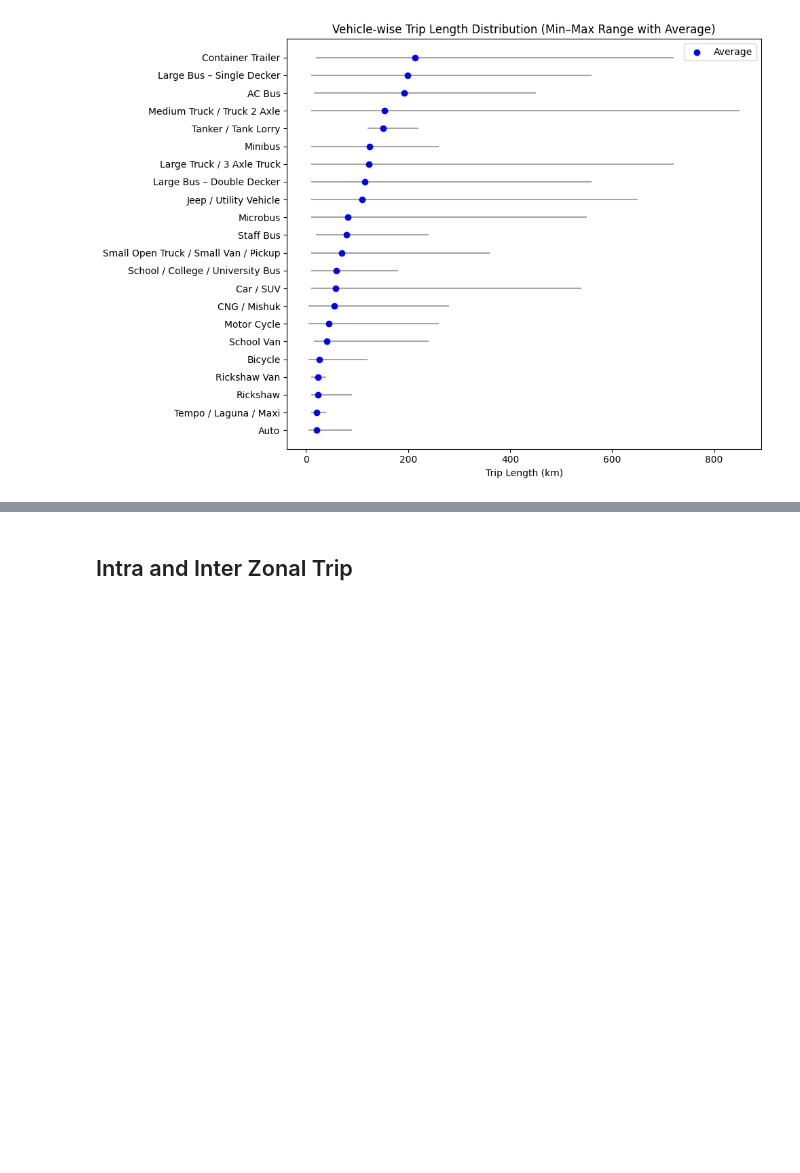
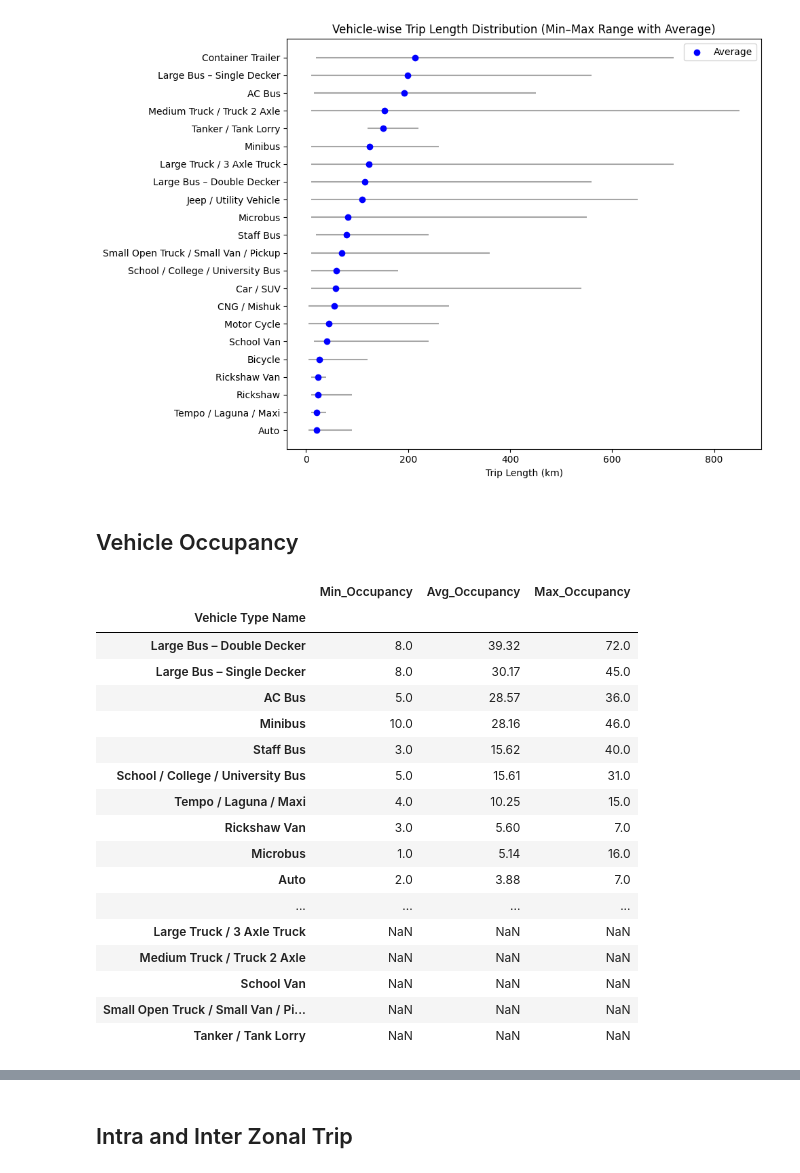
Before and after one commit to Ausaf99/Road-Project_Traffic-Survey-Data-Analysis, a Jupyter notebook: rsi-data-analysis.ipynb, the cells around one changed output, grey strips where cells are left out. Cells and saved outputs as stored; diff of their text form; code cells hidden in the pictures; blank space fills up the shorter version.

```diff
--- a/rsi-data-analysis.ipynb
+++ b/rsi-data-analysis.ipynb
@@ -692,3 +689,37 @@ plt.savefig(
 plt.show()
 # %% [output]
 [figure]
+# %% [markdown]
+## Vehicle Occupancy
+# %%
+vehicle_Occupancy_stats = (
+    df.groupby("Vehicle Type Name")["Vehicle Occupancy(Including Driver)"]
+      .agg(
+          Min_Occupancy="min",
+          Avg_Occupancy="mean",
+          Max_Occupancy="max"
+      )
+      .round(2)
+      .sort_values("Avg_Occupancy", ascending=False)
+)
+
+vehicle_Occupancy_stats
+# %% [output]
+|  | Min_Occupancy | Avg_Occupancy | Max_Occupancy |
+| Vehicle Type Name |  |  |  |
+| Large Bus – Double Decker | 8.0 | 39.32 | 72.0 |
+| Large Bus – Single Decker | 8.0 | 30.17 | 45.0 |
+| AC Bus | 5.0 | 28.57 | 36.0 |
+| Minibus | 10.0 | 28.16 | 46.0 |
+| Staff Bus | 3.0 | 15.62 | 40.0 |
+| School / College / University Bus | 5.0 | 15.61 | 31.0 |
+| Tempo / Laguna / Maxi | 4.0 | 10.25 | 15.0 |
+| Rickshaw Van | 3.0 | 5.60 | 7.0 |
+| Microbus | 1.0 | 5.14 | 16.0 |
+| Auto | 2.0 | 3.88 | 7.0 |
+| ... | ... | ... | ... |
+| Large Truck / 3 Axle Truck | NaN | NaN | NaN |
+| Medium Truck / Truck 2 Axle | NaN | NaN | NaN |
+| School Van | NaN | NaN | NaN |
+| Small Open Truck / Small Van / Pi... | NaN | NaN | NaN |
+| Tanker / Tank Lorry | NaN | NaN | NaN |
```
Also changed, not shown: parts of 23 cells of this notebook.
